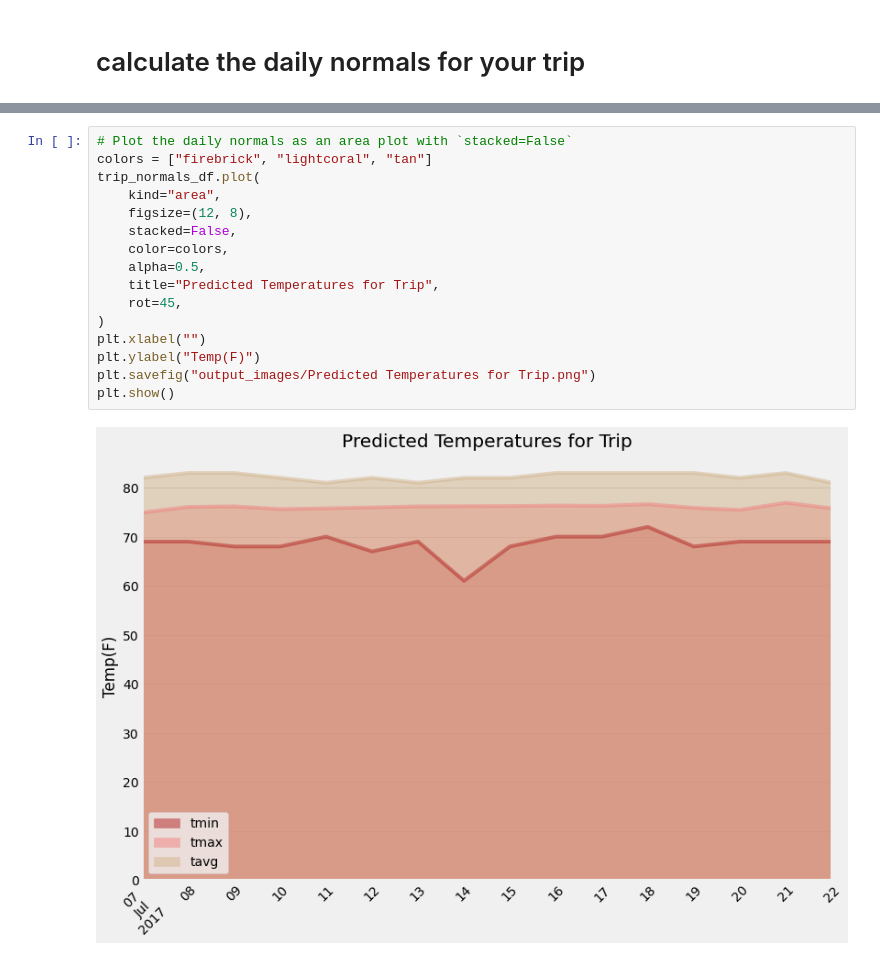
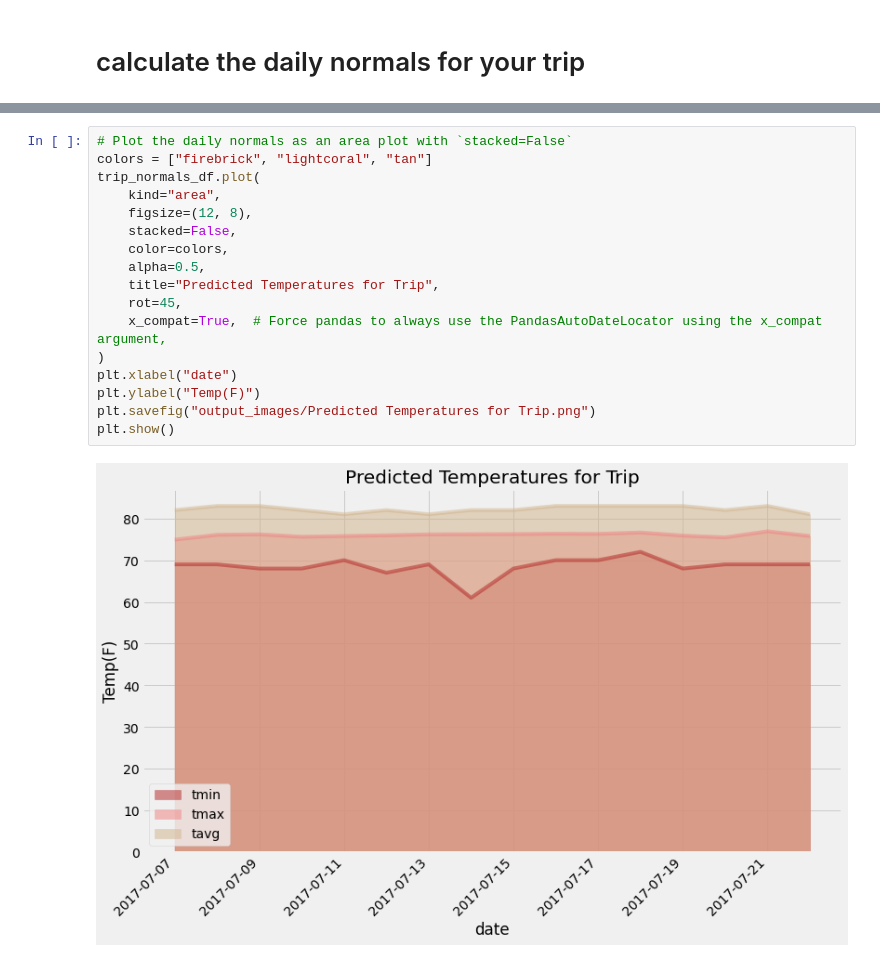
Before and after one commit to NaremanD/Sql-Alchemy-HW, a Jupyter notebook: climate_starter.ipynb, the cells around one changed output, grey strips where cells are left out. Cells and saved outputs as stored; diff of their text form.

```diff
--- a/climate_starter.ipynb
+++ b/climate_starter.ipynb
@@ -546,19 +548,20 @@ trip_normals_df
 # %%
 # Plot the daily normals as an area plot with `stacked=False`
 colors = ["firebrick", "lightcoral", "tan"]
 trip_normals_df.plot(
     kind="area",
     figsize=(12, 8),
     stacked=False,
     color=colors,
     alpha=0.5,
     title="Predicted Temperatures for Trip",
     rot=45,
+    x_compat=True,  # Force pandas to always use the PandasAutoDateLocator using the x_compat argument,
 )
-plt.xlabel("")
+plt.xlabel("date")
 plt.ylabel("Temp(F)")
 plt.savefig("output_images/Predicted Temperatures for Trip.png")
 plt.show()
 # %% [output]
-[figure, old version]
+[figure, new version]
 [interactive output not drawn]
```
Also changed, not shown: parts of 3 cells of this notebook, 11 other files.
